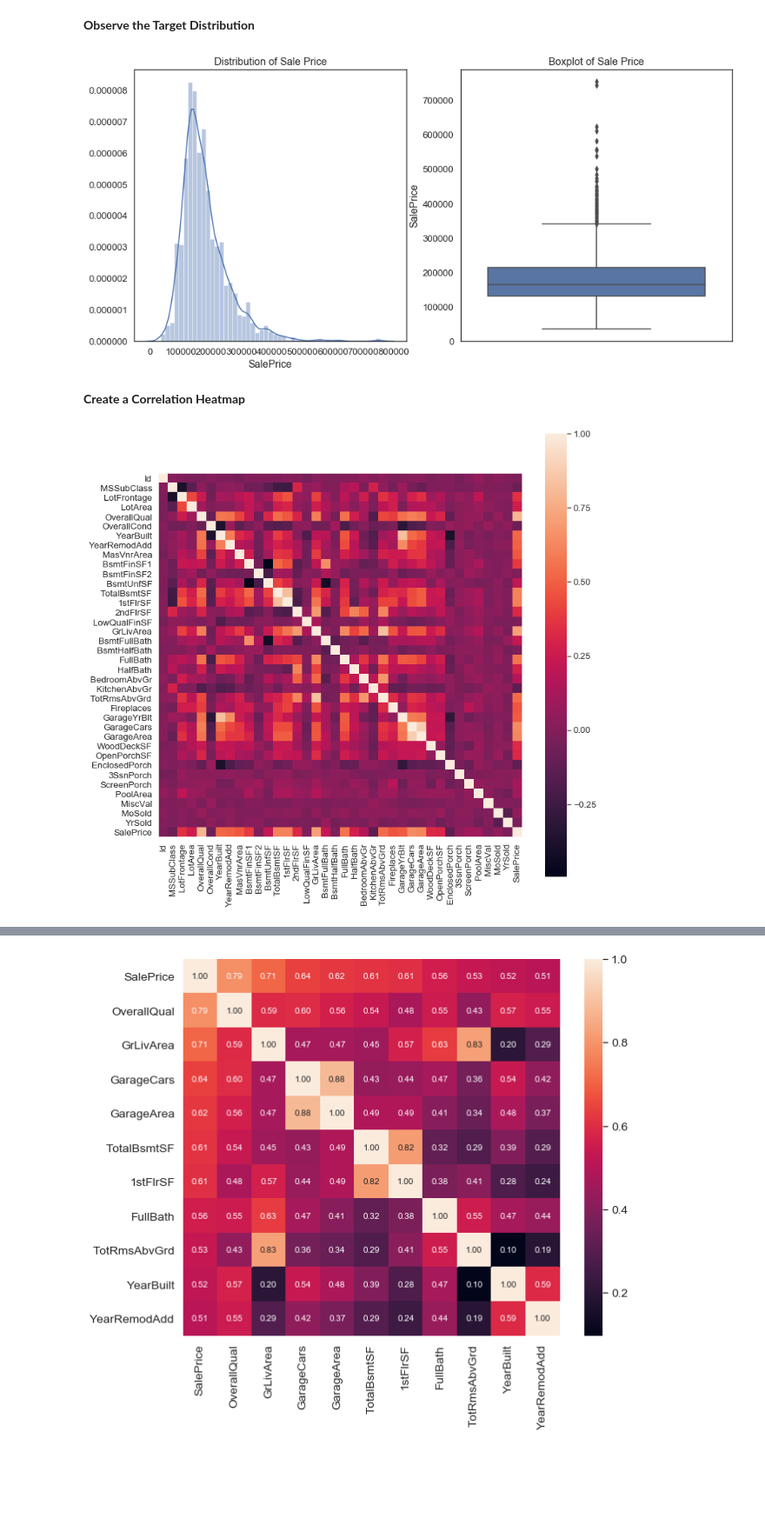
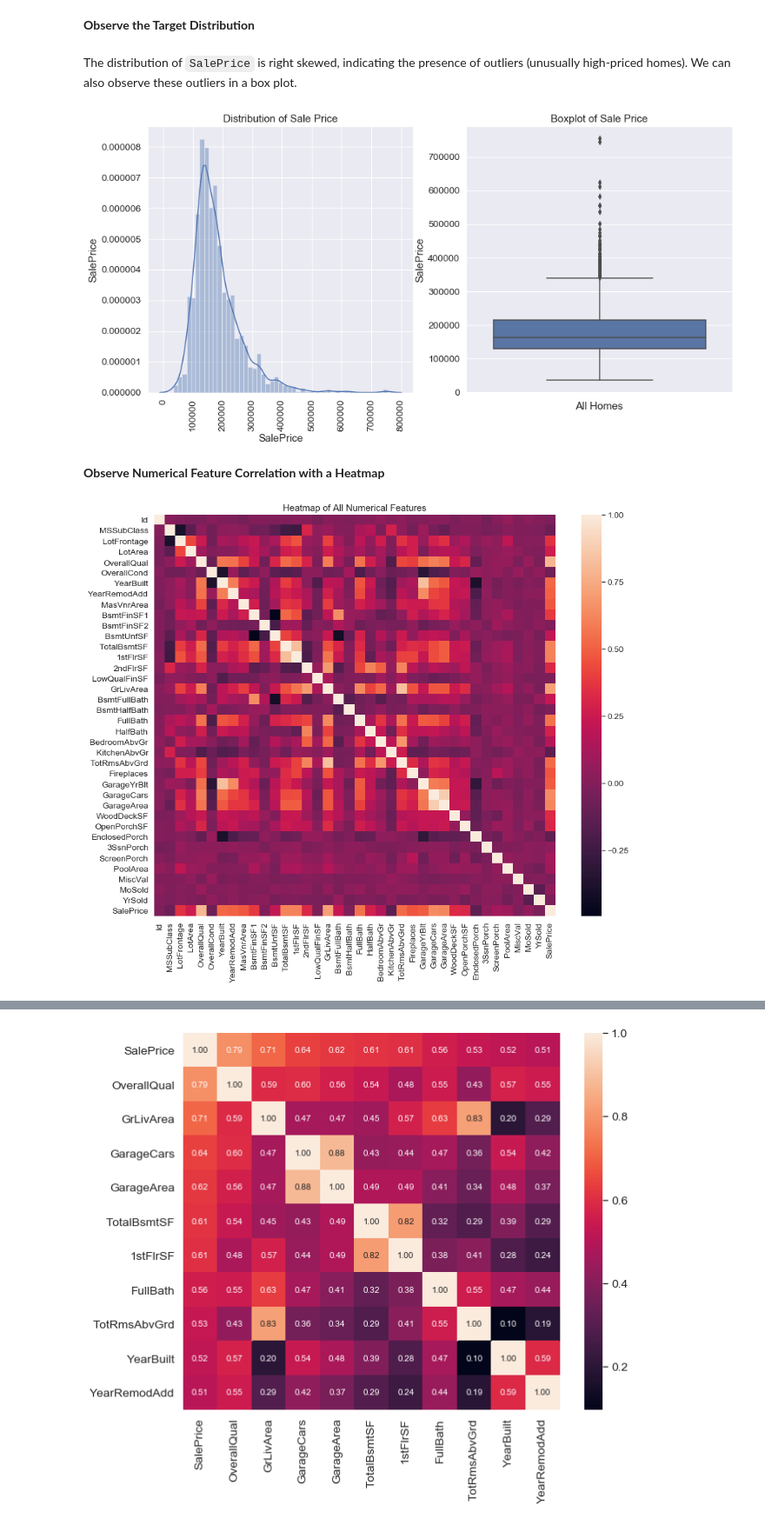
Before and after one commit to amypeniston/kaggle-competitions, a Jupyter notebook: house-prices/1_EDA.ipynb, the cells around one changed output, grey strips where cells are left out. Shown at 87% size. Cells and saved outputs as stored; diff of their text form; code cells hidden in the pictures; blank space fills up the shorter version.

```diff
--- a/house-prices/1_EDA.ipynb
+++ b/house-prices/1_EDA.ipynb
@@ -150,12 +181,21 @@ plt.show()
 # TO DO
 # %% [markdown]
 **Observe the Target Distribution**
+# %% [markdown]
+The distribution of `SalePrice` is right skewed, indicating the presence of outliers (unusually high-priced homes). We can also observe these outliers in a box plot.
 # %%
 fig, ax = plt.subplots(1,2, figsize=(15,7))
 sns.distplot(train["SalePrice"], ax=ax[0])
 sns.boxplot(train["SalePrice"], orient='v', ax=ax[1])
 ax[0].set_title("Distribution of Sale Price")
 ax[1].set_title("Boxplot of Sale Price")
+ax[0].set_ylabel("SalePrice")
+ax[1].set_xlabel("All Homes")
+
+for a in ax:
+    for label in a.get_xticklabels():
+        label.set_rotation(90)
+
 plt.show()
 # %% [output]
-[figure, old version]
+[figure, new version]
@@ -167,9 +202,10 @@ neighborhood_features = ["MSZoning", "LotFrontage", "LotArea", "Street", "Alley"
 # %% [markdown]
-**Create a Correlation Heatmap**
+**Observe Numerical Feature Correlation with a Heatmap**
 # %%
-fig = plt.figure(figsize=(12,12))
+fig = plt.figure(figsize=(15,12))
 corr_matrix = train.corr()
 sns.heatmap(corr_matrix, square=True)
+plt.title("Heatmap of All Numerical Features")
 plt.show()
 # %% [output]
-[figure, old version]
+[figure, new version]
```
Also changed, not shown: parts of 20 cells of this notebook.
